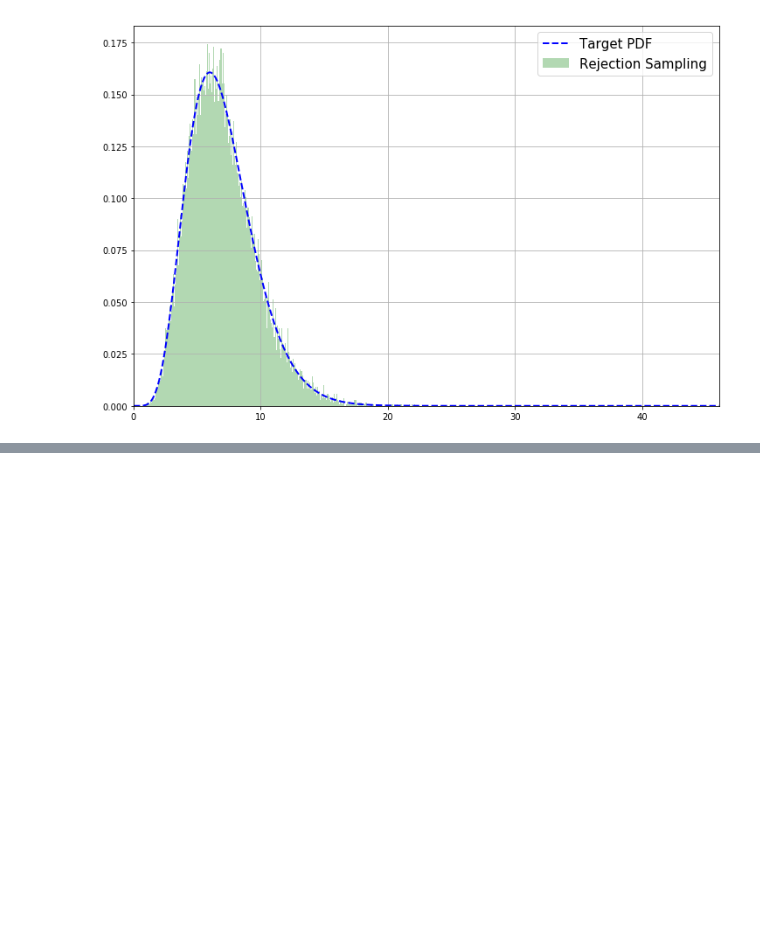
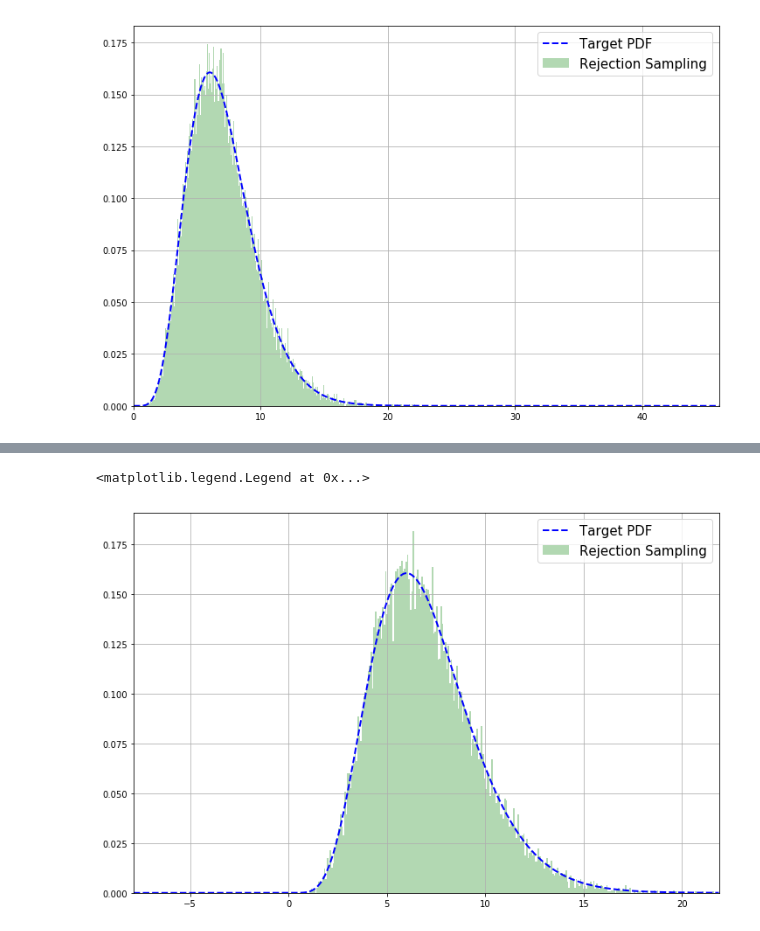
Before and after one commit to kristianeschenburg/RejectionSampling, a Jupyter notebook: RejectionSampling.ipynb, the cells around one changed output, grey strips where cells are left out. Drawn from its saved outputs; the diff is of its cells as text; code cells hidden in the pictures; blank space fills up the shorter version.

```diff
--- a/RejectionSampling.ipynb
+++ b/RejectionSampling.ipynb
@@ -95,0 +122,29 @@ When we look at this plot, our first impression is that the rejection sampling w
+# %%
+
+def rejection():
+    while True:
+
+        # sample a value from our sampling distribution
+        x = np.random.normal(loc=7,scale=4)
+
+        # scale its probability
+        envelope = M*N.pdf(x)
+
+        # sample a uniform random variable from the range spanned by [0,x]
+        q = np.random.uniform(0,envelope)
+
+        # if this variable is less than the probability of our target distribution evaluated at x
+        # keep x
+        if q < G.pdf(x):
+            return x
+
+# generate list of accepted samples
+samples = [rejection() for x in np.arange(20000)]
+# %%
+df['Target'].plot(color='blue', style='--', figsize=(12,8), linewidth=2.0)
+pd.Series(samples).hist(bins=300, normed=True, color='green',
+                        alpha=0.3, linewidth=0.0)
+plt.legend(['Target PDF', 'Rejection Sampling'],fontsize=15)
+# %% [output]
+<matplotlib.legend.Legend at 0x...>
+[figure, added]
```
Also changed, not shown: parts of 2 cells of this notebook.
